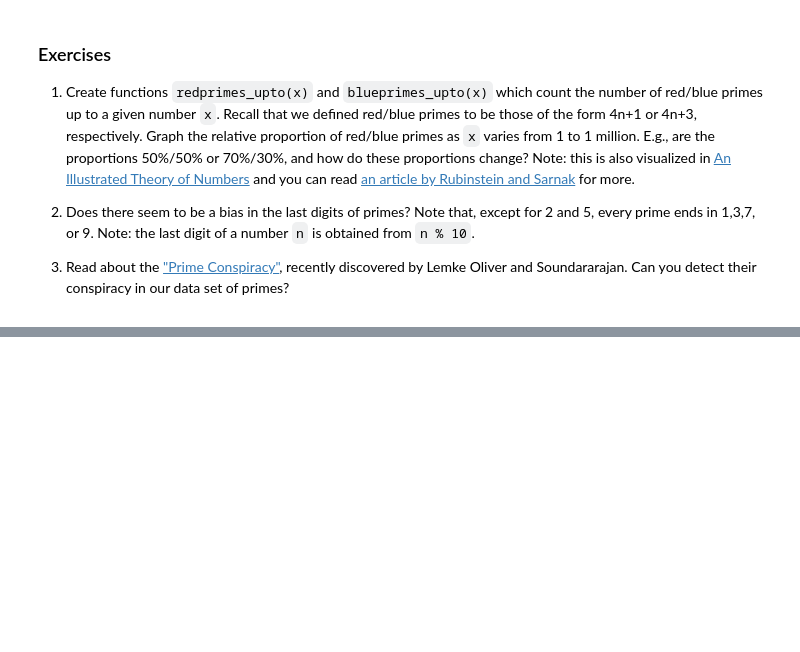
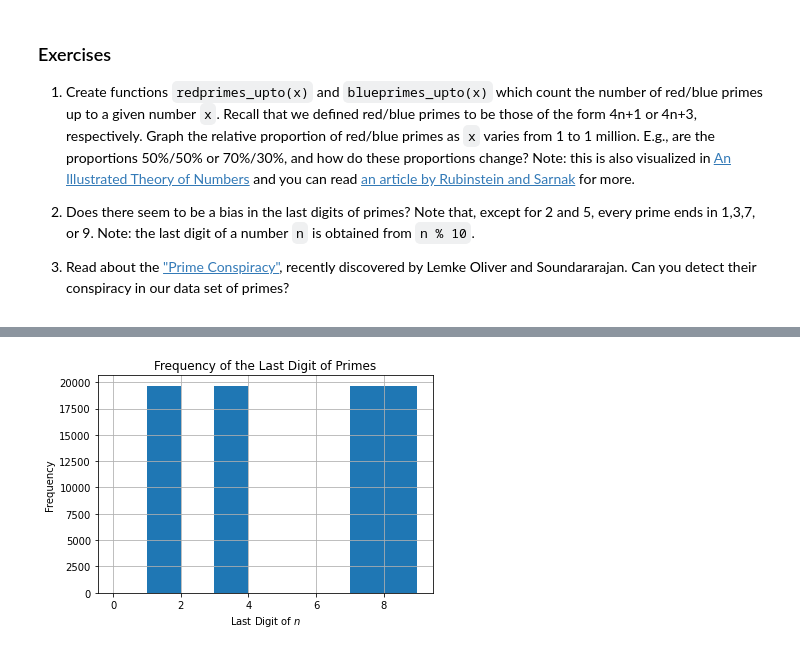
Before and after one commit to 001hazel/Math-152, a Jupyter notebook: P4M_Notebook_3.ipynb, the cells around one changed output, grey strips where cells are left out. Cells and saved outputs as stored; diff of their text form; code cells hidden in the pictures; blank space fills up the shorter version.

```diff
--- a/P4M_Notebook_3.ipynb
+++ b/P4M_Notebook_3.ipynb
@@ -981,0 +1065,12 @@ Observe that gaps of 2 (twin primes) are pretty frequent.  There are over 8000 o
+# %%
+lastdigit = numpy.array(primes)%10
+# %%
+%matplotlib inline
+plt.hist(lastdigit, bins=range(10))
+plt.ylabel('Frequency')
+plt.xlabel('Last Digit of $n$')
+plt.grid(True)
+plt.title('Frequency of the Last Digit of Primes')
+plt.show()
+# %% [output]
+[figure, added]
```
Also changed, not shown: parts of 30 cells of this notebook.
